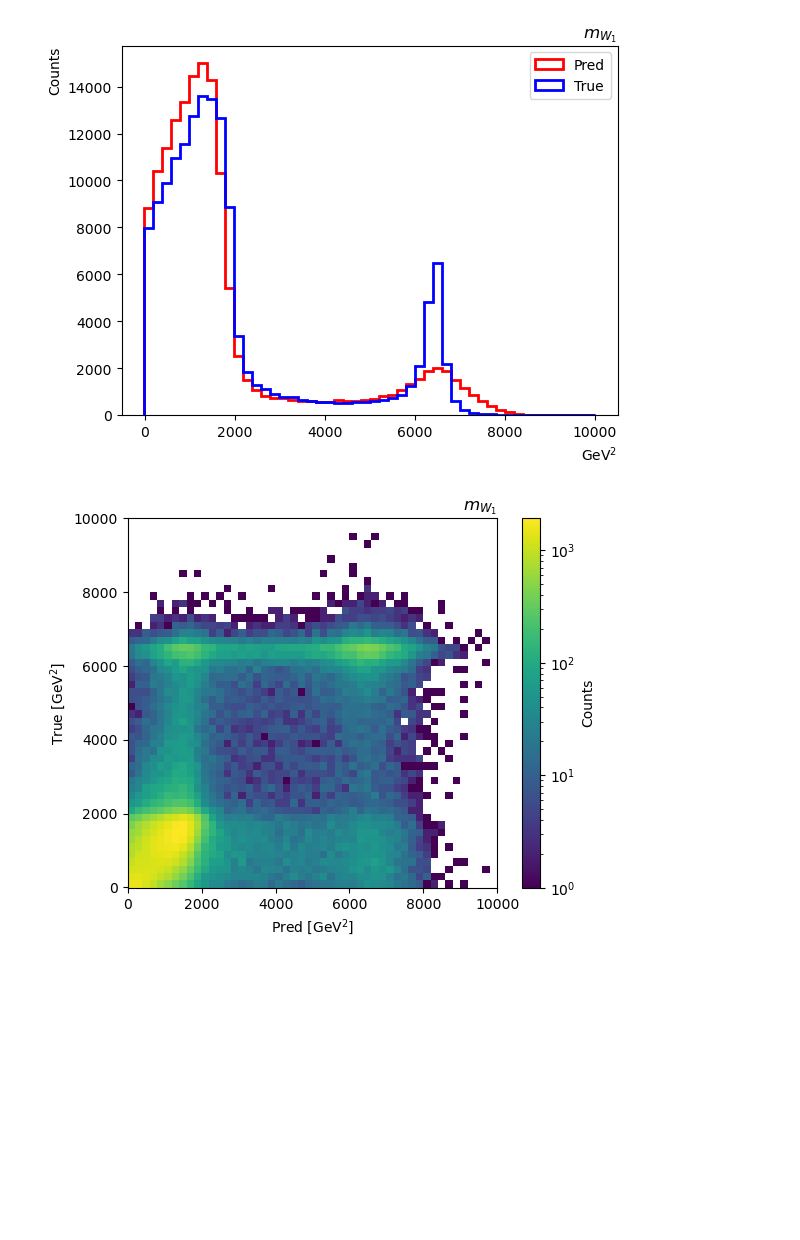
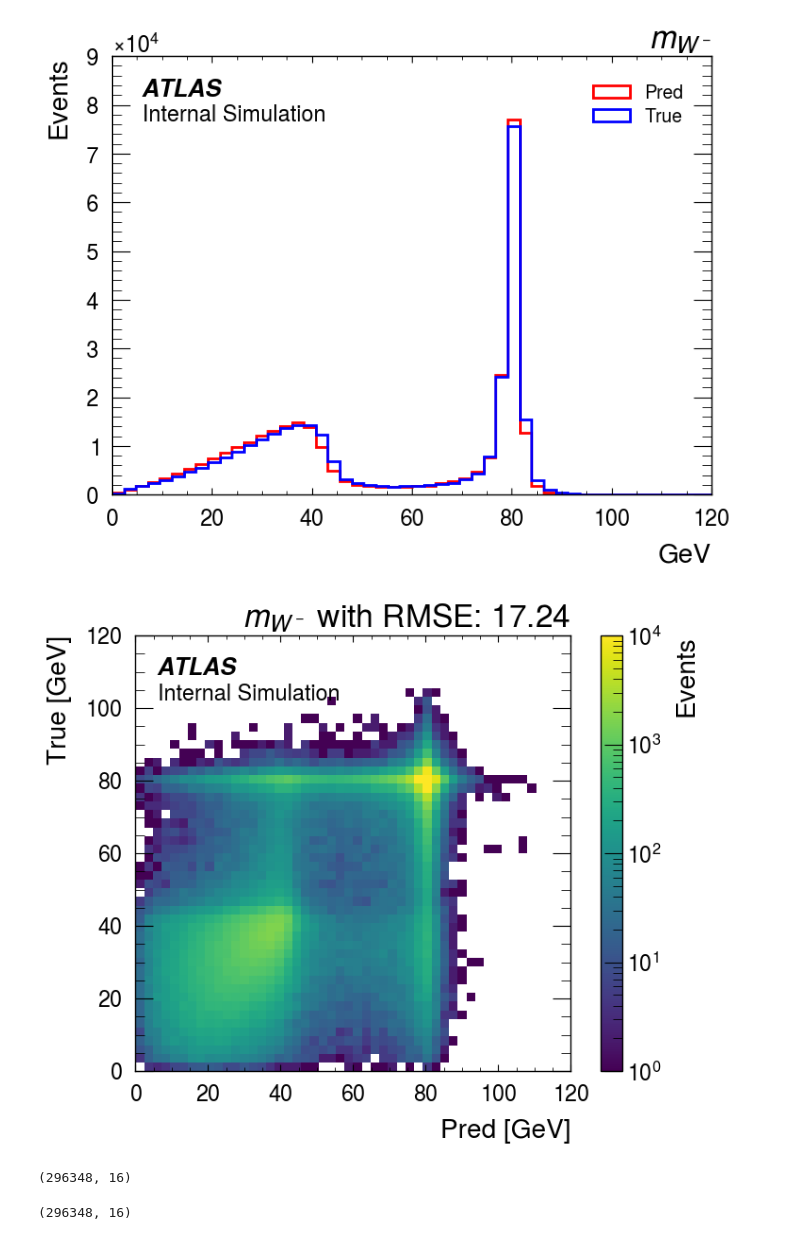
Before and after one commit to yygarypeng/ww-pcres, a Jupyter notebook: visualize.ipynb, the cells around one changed output. Drawn from its saved outputs; the diff is of its cells as text; code cells hidden in the pictures; blank space fills up the shorter version.

```diff
--- a/visualize.ipynb
+++ b/visualize.ipynb
@@ -11,5 +11,8 @@ import train
 
 from matplotlib import pyplot as plt
 from matplotlib.colors import LogNorm
+
+import mplhep as hep
+hep.style.use("ATLAS")
 # %%
 ckpt_files = glob.glob(f"./hww_pcres_regressor/logs/version_0/checkpoints/*")
@@ -138,7 +160,7 @@ plot_2d_hist(pred_w1_energy, true_w1_energy, name=r"$E^{W_1}$", bins_edges=bins,
 # %%
-bins = np.linspace(-10, 10000, 51)
-plot_1d_hist(pred_w0_mass_2, true_w0_mass_2, bins_edges=bins, name=r"$m_{W_0}$", unit="GeV$^2$")
-plot_2d_hist(pred_w0_mass_2, true_w0_mass_2, name=r"$m_{W_0}$", bins_edges=bins, log=True, unit="GeV$^2$")
-plot_1d_hist(pred_w1_mass_2, true_w1_mass_2, bins_edges=bins, name=r"$m_{W_1}$", unit="GeV$^2$")
-plot_2d_hist(pred_w1_mass_2, true_w1_mass_2, name=r"$m_{W_1}$", bins_edges=bins, log=True, unit="GeV$^2$")
+bins = np.linspace(0, 120, 51)
+plot_1d_hist(np.sqrt(pred_w0_mass_2), np.sqrt(true_w0_mass_2), bins_edges=bins, name=r"$m_{W^+}$", unit="GeV", savepath="./figures/w_pos/mass.pdf")
+plot_2d_hist(np.sqrt(pred_w0_mass_2), np.sqrt(true_w0_mass_2), name=r"$m_{W^+}$", bins_edges=bins, log=True, unit="GeV", savepath="./figures/w_pos/mass_2d.pdf")
+plot_1d_hist(np.sqrt(pred_w1_mass_2), np.sqrt(true_w1_mass_2), bins_edges=bins, name=r"$m_{W^-}$", unit="GeV", savepath="./figures/w_neg/mass.pdf")
+plot_2d_hist(np.sqrt(pred_w1_mass_2), np.sqrt(true_w1_mass_2), name=r"$m_{W^-}$", bins_edges=bins, log=True, unit="GeV", savepath="./figures/w_neg/mass_2d.pdf")
 # %% [output]
@@ -147,5 +169,5 @@ plot_2d_hist(pred_w1_mass_2, true_w1_mass_2, name=r"$m_{W_1}$", bins_edges=bins,
-[figure, old version]
+[figure, new version]
-[figure, old version]
+[figure, new version]
 # %%
 from ohbboosting import Booster
 
@@ -156,10 +178,10 @@ true_l1_p4 = np.stack([true_lep1_px,true_lep1_py,true_lep1_pz,true_lep1_energy],
 
 particles = np.concatenate(
 	[
-		true_w0_p4[:50_000],
-		true_l0_p4[:50_000],
-		true_w1_p4[:50_000],
-		true_l1_p4[:50_000],
+		true_w0_p4,
+		true_l0_p4,
+		true_w1_p4,
+		true_l1_p4,
 	],
 	axis=-1,
 )
@@ -169,16 +191,18 @@ print(particles.shape)
 true_l0_theta_phi, true_l1_theta_phi = booster.lep_theta_phi_in_w_rest()
 # true_xi_pos, true_xi_neg = booster.lep_xi_in_w_rest()
 # true_cglmp_bij = booster.cglmp_bij()
+# %% [output]
+(296348, 16)
 # %%
 pred_w0_p4 = np.stack([pred_w0_px, pred_w0_py, pred_w0_pz, pred_w0_energy], axis=1)
 pred_w1_p4 = np.stack([pred_w1_px, pred_w1_py, pred_w1_pz, pred_w1_energy], axis=1)
 
 particles = np.concatenate(
 	[
-		pred_w0_p4[:50_000],
-		true_l0_p4[:50_000], # we can measure lepton 4-momentum precisely
-		pred_w1_p4[:50_000],
-		true_l1_p4[:50_000],
+		pred_w0_p4,
+		true_l0_p4, # we can measure lepton 4-momentum precisely
+		pred_w1_p4,
+		true_l1_p4,
 	],
 	axis=-1,
 )
@@ -188,4 +212,6 @@ print(particles.shape)
 pred_l0_theta_phi, pred_l1_theta_phi = booster.lep_theta_phi_in_w_rest()
 # pred_xi_pos, pred_xi_neg = booster.lep_xi_in_w_rest()
 # pred_cglmp_bij = booster.cglmp_bij()
+# %% [output]
+(296348, 16)
 # %%
```
Also changed, not shown: parts of 15 cells of this notebook, 42 other files.
